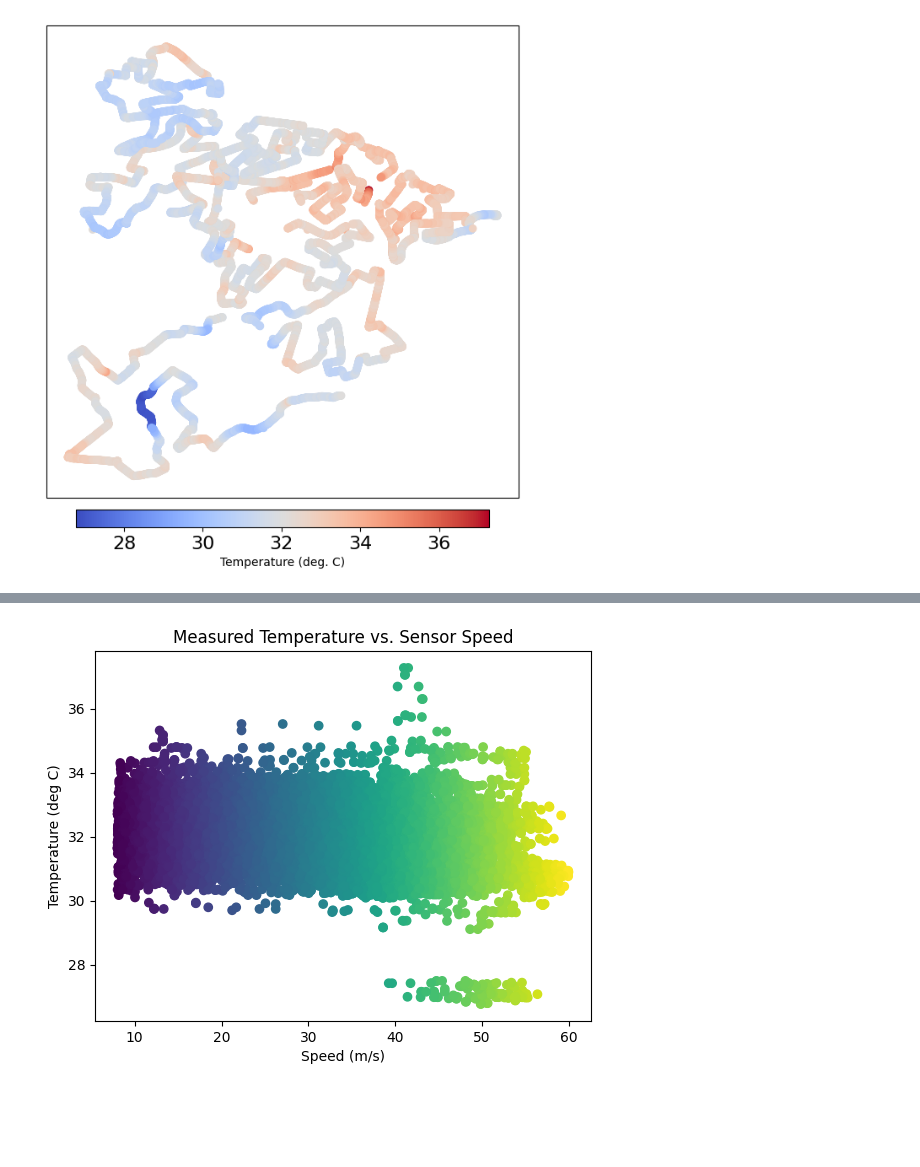
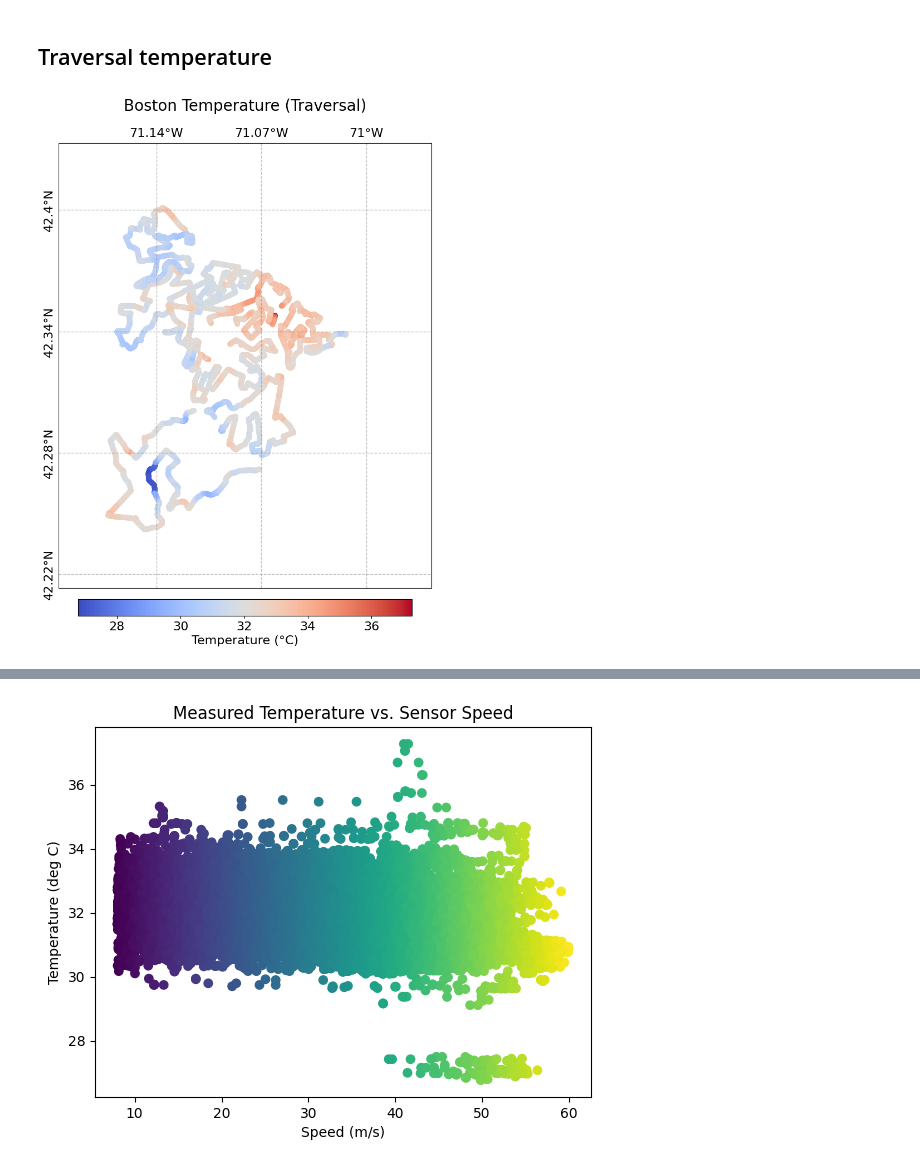
Before and after one commit to edrian-liao/uhi-causal-model, a Jupyter notebook: data_vis.ipynb, the cells around one changed output, grey strips where cells are left out. Saved outputs shown, nothing was run; the diff lists cells and outputs as text; code cells hidden in the pictures; blank space fills up the shorter version.

Commit message:
fixed notebooks and temp viz

```diff
--- a/data_vis.ipynb
+++ b/data_vis.ipynb
@@ -34,36 +19,48 @@ print(gdf)
+# %% [markdown]
+## Traversal temperature
+# %%
+temp = gpd.read_file('.\data\Boston_ev.shp')
+
+tif_path = "data\Boston_ndvi.tif"
+with rio.open(tif_path) as src:
+    ndvi = src.read(1)
+    bounds = src.bounds
+    crs = src.crs
 # %%
-# Load the raster data from the Tiff file
-with rio.open(tif_path) as src:
-    raster_data = src.read(1)  # Assuming a single-band raster
+# First, visualize the temperature dataset
 
-# Create figure and axes
-fig = plt.figure(figsize=(7,7))
-ax = fig.add_axes([0.1, 0.1, 0.8, 0.8], projection=ccrs.epsg(3857))
+fig = plt.figure(figsize=(10,10))
+img_extent = (bounds.left, bounds.right, bounds.bottom, bounds.top)
 
-# Add gridlines
+ax = fig.add_axes([0.1, 0.1, 0.8, 0.8], projection=ccrs.epsg(3857))#, extent=img_extent)
+
 gl = ax.gridlines(crs=ccrs.PlateCarree(), draw_labels=True,
-                    linewidth=1, color='gray', alpha=0.5, linestyle='--',
-                    ylabel_style={'size': 16, 'rotation': 'vertical'},
-                    xlabel_style={'size': 16})
+                  linewidth=1, color='gray', alpha=0.5, linestyle='--', ylabel_style={'size': 16, 'rotation': 'vertical'}, xlabel_style={'size': 16})
 
-# Set fixed locator values for gridlines
+# Remove edge effects for a better visual
 gl.xlabels_bottom = False
 gl.ylabels_right = False
-gl.xlocator = mticker.FixedLocator([-71.06, -71.095, -71.13])
-gl.ylocator = mticker.FixedLocator([42.28, 42.31, 42.34])
+gl.xlocator = mticker.FixedLocator([-71.0, -71.07, -71.14, -71.21])
+gl.ylocator = mticker.FixedLocator([42.22, 42.28, 42.34, 42.4])
 
-# Scatter plot temperature against location
-sc = ax.scatter(gdf.geometry.x, gdf.geometry.y, c=gdf['HI_C'], cmap='coolwarm')
+# Convert from EPSG: 4326 to EPSG: 3857
+temp = temp.to_crs(epsg=3857)
 
-# Colorbar axes
-cbar_ax = fig.add_axes([0.15, 0.05, 0.7, 0.03])
+# Scatter plot
+ig = ax.scatter(temp.geometry.x, temp.geometry.y, c=(temp['HI_C']),cmap='coolwarm')
 
-# Add colorbar
-cbar = fig.colorbar(sc, cax=cbar_ax, orientation='horizontal')
+# Colorbar at the bottom
+cbar_ax = fig.add_axes([0.20, 0.05, 0.6, 0.03])
+cbar = fig.colorbar(ig, cax=cbar_ax, orientation='horizontal')#, pad=0.05, shrink=0.8)
 cbar.ax.tick_params(labelsize=16)
-cbar.ax.set_xlabel('Temperature (deg. C)')
+cbar.ax.set_xlabel('Temperature (°C)',fontsize=16)
+ax.set_xlim(bounds.left, bounds.right)
+ax.set_ylim(bounds.bottom, bounds.top)
 
-# Show the plot
+fig.suptitle('Boston Temperature (Traversal)', fontsize=20)
+
+# Save the figure
+plt.savefig('./figures/boston_temp.png', dpi=300, bbox_inches='tight')
 plt.show()
 # %% [output]
-[figure, old version]
+[figure, new version]
```
Also changed, not shown: parts of 12 cells of this notebook, 3 other files.
